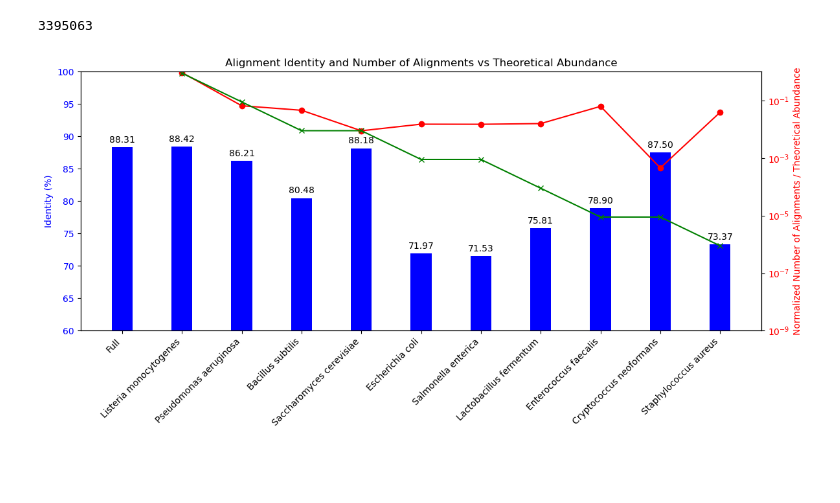
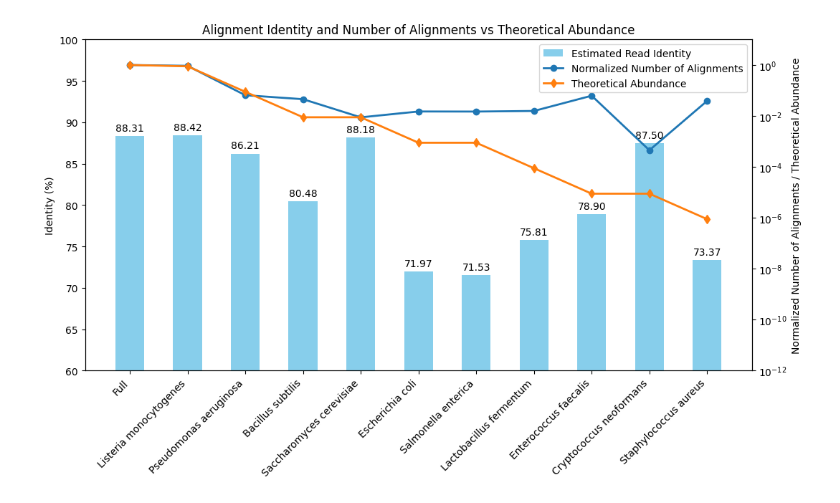
Before and after one commit to GZHoffie/skiver-test, a Jupyter notebook: experiments/alignment_with_isolates/plot_results.ipynb, the cells around one changed output. Saved outputs shown, nothing was run; the diff lists cells and outputs as text; code cells hidden in the pictures; blank space fills up the shorter version.

```diff
--- a/experiments/alignment_with_isolates/plot_results.ipynb
+++ b/experiments/alignment_with_isolates/plot_results.ipynb
@@ -32,10 +34,6 @@ import pandas as pd
 full_report_df = pd.read_csv(report_full)
 num_alignments_full = full_report_df["primary_alns"].item()
 identity_full = full_report_df["identity"].item() * 100
-# %%
-num_alignments
-# %% [output]
-3395063
 # %%
 identity_list = []
 num_alignments_list = []
@@ -52,32 +50,32 @@ for i in range(len(isolate_names)):
 # %%
 import numpy as np
 import matplotlib.pyplot as plt
 
 # Plot the results: Bar plot of the identity for the full & each isolate, along with two line plots for the number of alignments (normalized by the total number of alignments) and theoretical abundance in log scale.
-
+plt.rcParams['font.family'] = 'sans serif'
 x = np.arange(len(isolate_names) + 1)  # the label locations
-width = 0.35  # the width of the bars
+width = 0.5  # the width of the bars
 fig, ax1 = plt.subplots(figsize=(12, 6))
-bars = ax1.bar(x, [identity_full] + identity_list, width, label='Identity', color='b')
-ax1.set_ylabel('Identity (%)', color='b')
+bars = ax1.bar(x, [identity_full] + identity_list, width, color='skyblue', label='Estimated Read Identity')
+ax1.set_ylabel('Identity (%)')
 ax1.set_xticks(x)
 ax1.set_xticklabels(['Full'] + isolate_names, rotation=45, ha='right')
-ax1.tick_params(axis='y', labelcolor='b')
+ax1.tick_params(axis='y')
 ax1.set_ylim(60, 100)
 ax1.bar_label(bars, fmt='%.2f', padding=3)
 ax1.set_title('Alignment Identity and Number of Alignments vs Theoretical Abundance')
 ax2 = ax1.twinx()  # instantiate a second axes that shares the same x-axis
 num_alignments_normalized = [n / num_alignments_full for n in num_alignments_list]
-line1, = ax2.plot(x[1:], num_alignments_normalized, color='r', marker='o', label='Normalized Number of Alignments')
-line2, = ax2.plot(x[1:], theoretical_abundance, color='g', marker='x', label='Theoretical Abundance')
-ax2.set_ylabel('Normalized Number of Alignments / Theoretical Abundance', color='r')
+line1, = ax2.plot(x, [1.0] + num_alignments_normalized, color='C0', marker='o', linewidth=2, label='Normalized Number of Alignments')
+line2, = ax2.plot(x, [1.0] + theoretical_abundance, color='C1', marker='d', linewidth=2, label='Theoretical Abundance')
+ax2.set_ylabel('Normalized Number of Alignments / Theoretical Abundance')
 ax2.set_yscale('log')
-ax2.tick_params(axis='y', labelcolor='r')
-ax2.set_ylim(1e-9, 1)
-#fig.legend(loc='upper right', bbox_to_anchor=(0.9, 0.9), bbox_transform=ax1.transAxes)
-fig.tight_layout()  # otherwise the right y-label is slightly clipped
+ax2.tick_params(axis='y')
+ax2.set_ylim(1e-12, 10)
+fig.legend(loc='upper right', bbox_to_anchor=(0.9, 0.88))
+#fig.tight_layout()  # otherwise the right y-label is slightly clipped
 plt.show()
 # %% [output]
-[figure, old version]
+[figure, new version]
 # %%
 num
```
Also changed, not shown: parts of 1 cell of this notebook, 11 other files.
